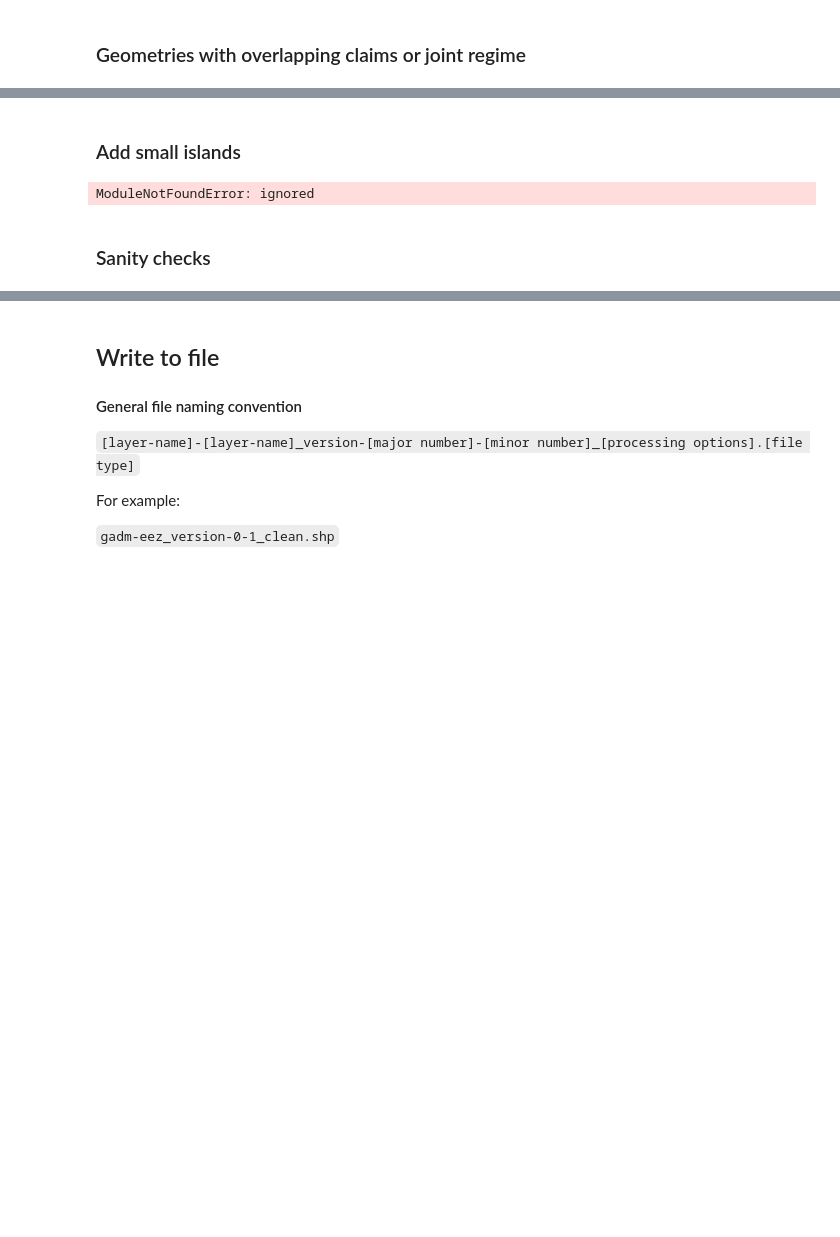
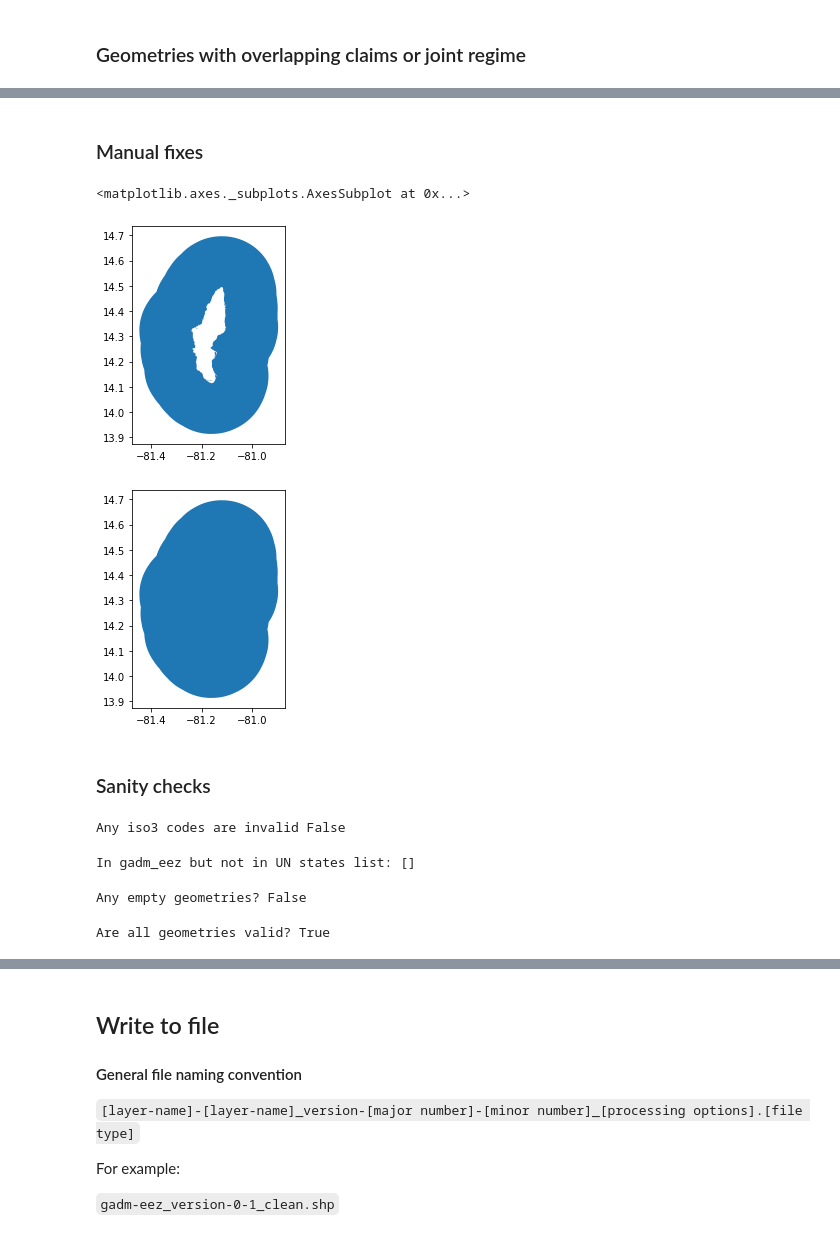
Before and after one commit to Vizzuality/mangrove-atlas-data, a Jupyter notebook: create_gadm_eez_boundaries.ipynb, the cells around one changed output, grey strips where cells are left out. Drawn from its saved outputs; the diff is of its cells as text; code cells hidden in the pictures; blank space fills up the shorter version.

```diff
--- a/create_gadm_eez_boundaries.ipynb
+++ b/create_gadm_eez_boundaries.ipynb
@@ -210,0 +240,17 @@ def concat_strs(*args, sep = ", "):
+# %%
+from shapely.geometry import Polygon
+
+def interior_to_polygon(gds):
+  # check geometry is a polygon
+  if tst.geom_type.tolist()[0] == 'Polygon':
+    # check it contains a ring
+    if gds.is_ring.any():
+      # extract shapely LinearRing
+      out = Polygon(tst.interiors.tolist()[0][0])
+    else:
+      print("No interior ring")
+      out = "NA"
+  else:
+    print("Requires a Polygon")
+    out = "NA"
+  return out
@@ -707,24 +866,56 @@ eez_out
-# %% [markdown]
-### Add small islands
-# %%
-# Assign iso3 using spatial join
-import geopandas
-
-si = small_islands[:10,]
-sii = geopandas.sjoin(si, gadm_eez, how="inner", op='intersects')
-sii
-# %% [output]
-ModuleNotFoundError: ignored
+# %% [markdown]
+### Manual fixes
+# %%
+# Assign Quita sueños to EEZ
+# This is a reef with a lighthouse and land is missing from GADM
+# Possible improvement maybe to actually find polygon of land?
+import pandas as pd
+
+# Get EEZ geometry
+tst = gadm_eez.loc[gadm_eez['gid'] == '62598', ['geometry', 'iso3']]
+# Get interior polygon
+ply = interior_to_polygon(tst)
+# Merge
+gs = gpd.GeoDataFrame({'geometry':gpd.GeoSeries(ply), 'iso3':['COL']})
+gs.crs = "EPSG:4326"
+out = pd.concat([tst, gs], ignore_index=True).dissolve(by='iso3', aggfunc='first')
+g = out.geometry.tolist()[0]
+g
+# Replace in main df
+tst.plot()
+gadm_eez.loc[gadm_eez['gid'] == '62598', ['geometry']] = [g]
+gadm_eez.loc[gadm_eez['gid'] == '62598', ['geometry', 'iso3']].plot()
+# %% [output]
+<matplotlib.axes._subplots.AxesSubplot at 0x...>
+[figure, added]
+[figure, added]
 # %% [markdown]
 ### Sanity checks
 # %%
+import country_converter as cc
+import numpy as np
 # Check all iso3 codes are valid or NaN
 tst = cc.convert(names=gadm_eez['iso3'].dropna().tolist(), src = 'ISO3', to='ISO3', not_found=np.nan)
 print("Any iso3 codes are invalid", pd.isna(tst).any())
+# %% [output]
+Any iso3 codes are invalid False
 # %%
 # Check all un_codes codes are valid or NaN
 un_gadm_eez = gadm_eez['un_code'].dropna()
 print("In gadm_eez but not in UN states list:", list(set(un_gadm_eez).difference(un)))
+# %% [output]
+In gadm_eez but not in UN states list: []
+# %%
+# Check for empty geometries
+print("Any empty geometries?", gadm_eez.is_empty.any())
+# %% [output]
+Any empty geometries? False
+# %%
+%%time
+# Check for valid geometries
+print("Are all geometries valid?", gadm_eez.is_valid.any())
+# %% [output]
+Are all geometries valid? True
 # %%
 # Inspect df
 gadm_eez
```
Also changed, not shown: parts of 47 cells of this notebook.
